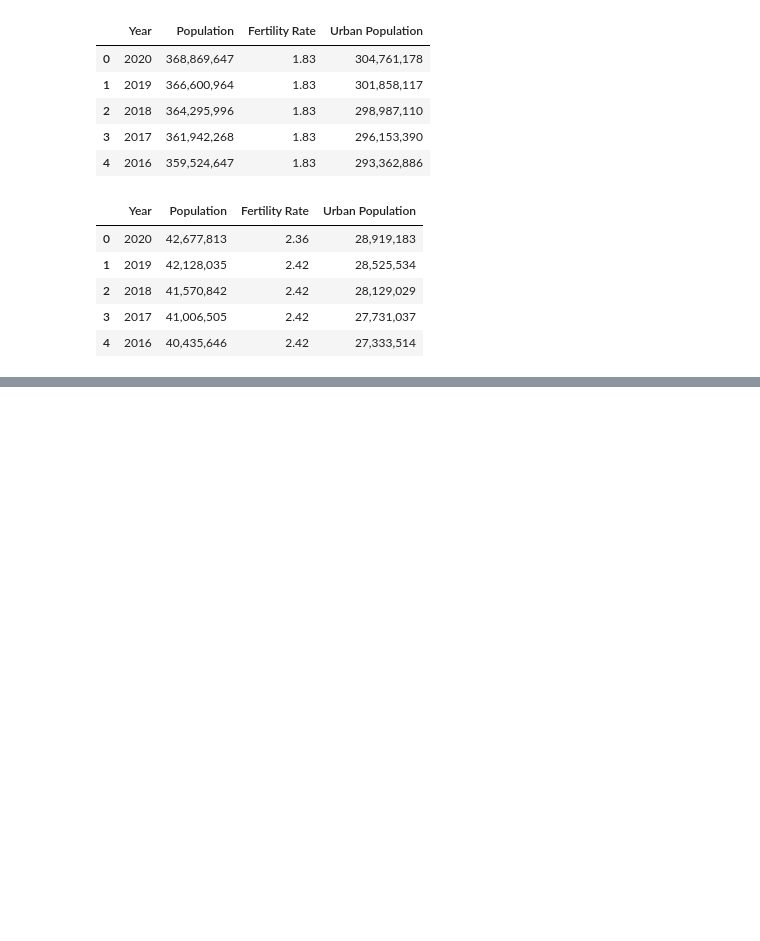
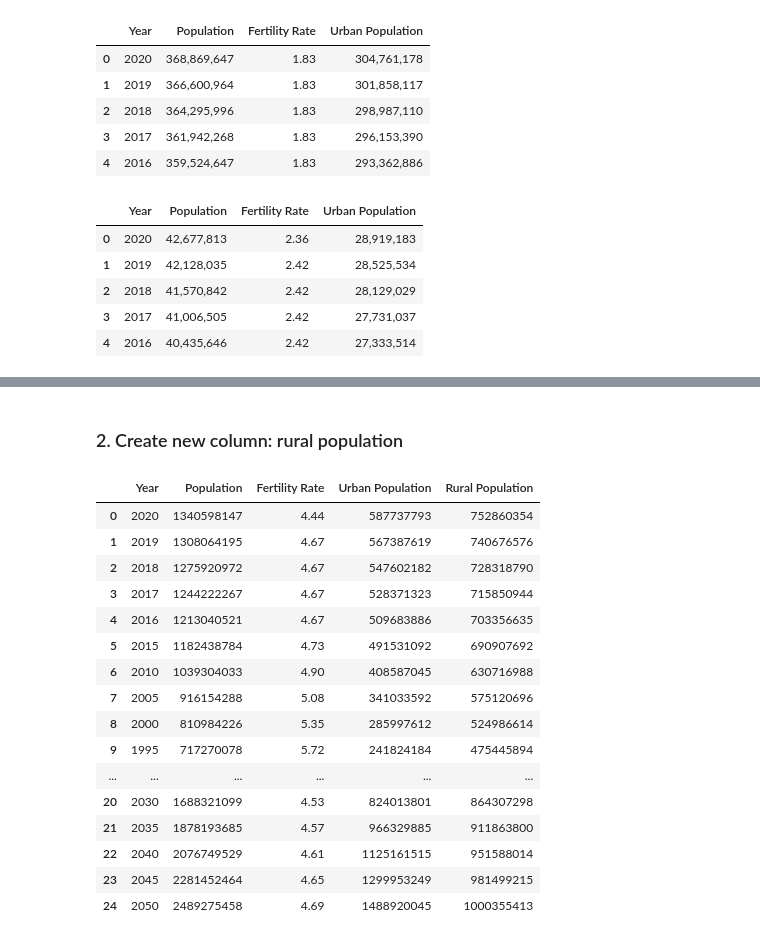
Before and after one commit to amal209/Back-end, a Jupyter notebook: etl.ipynb, the cells around one changed output, grey strips where cells are left out. Drawn from its saved outputs; the diff is of its cells as text; code cells hidden in the pictures; blank space fills up the shorter version.

```diff
--- a/etl.ipynb
+++ b/etl.ipynb
@@ -117,0 +131,45 @@ oceanian_df.head()
+# %%
+def removeCommas(df):
+    df['Population']=df['Population'].str.replace(',','')
+    df['Urban Population']=african_df['Urban Population'].str.replace(',','')
+    return df
+# %%
+african_df = removeCommas(african_df)
+asian_df = removeCommas(asian_df)
+european_df = removeCommas(european_df)
+southAmerican_df = removeCommas(southAmerican_df)
+northAmerican_df = removeCommas(northAmerican_df)
+oceanian_df = removeCommas(oceanian_df)
+# %% [markdown]
+### 2. Create new column: rural population
+# %%
+def createRPColumn(df):
+    df['Rural Population'] = df['Population'].astype(np.int64) - df['Urban Population'].astype(np.int64)
+    return df
+# %%
+african_df = createRPColumn(african_df)
+asian_df = createRPColumn(asian_df)
+european_df = createRPColumn(european_df)
+southAmerican_df = createRPColumn(southAmerican_df)
+northAmerican_df = createRPColumn(northAmerican_df)
+oceanian_df = createRPColumn(oceanian_df)
+# %%
+african_df
+# %% [output]
+|  | Year | Population | Fertility Rate | Urban Population | Rural Population |
+| 0 | 2020 | 1340598147 | 4.44 | 587737793 | 752860354 |
+| 1 | 2019 | 1308064195 | 4.67 | 567387619 | 740676576 |
+| 2 | 2018 | 1275920972 | 4.67 | 547602182 | 728318790 |
+| 3 | 2017 | 1244222267 | 4.67 | 528371323 | 715850944 |
+| 4 | 2016 | 1213040521 | 4.67 | 509683886 | 703356635 |
+| 5 | 2015 | 1182438784 | 4.73 | 491531092 | 690907692 |
+| 6 | 2010 | 1039304033 | 4.90 | 408587045 | 630716988 |
+| 7 | 2005 | 916154288 | 5.08 | 341033592 | 575120696 |
+| 8 | 2000 | 810984226 | 5.35 | 285997612 | 524986614 |
+| 9 | 1995 | 717270078 | 5.72 | 241824184 | 475445894 |
+| ... | ... | ... | ... | ... | ... |
+| 20 | 2030 | 1688321099 | 4.53 | 824013801 | 864307298 |
+| 21 | 2035 | 1878193685 | 4.57 | 966329885 | 911863800 |
+| 22 | 2040 | 2076749529 | 4.61 | 1125161515 | 951588014 |
+| 23 | 2045 | 2281452464 | 4.65 | 1299953249 | 981499215 |
+| 24 | 2050 | 2489275458 | 4.69 | 1488920045 | 1000355413 |
```
Also changed, not shown: parts of 13 cells of this notebook.
